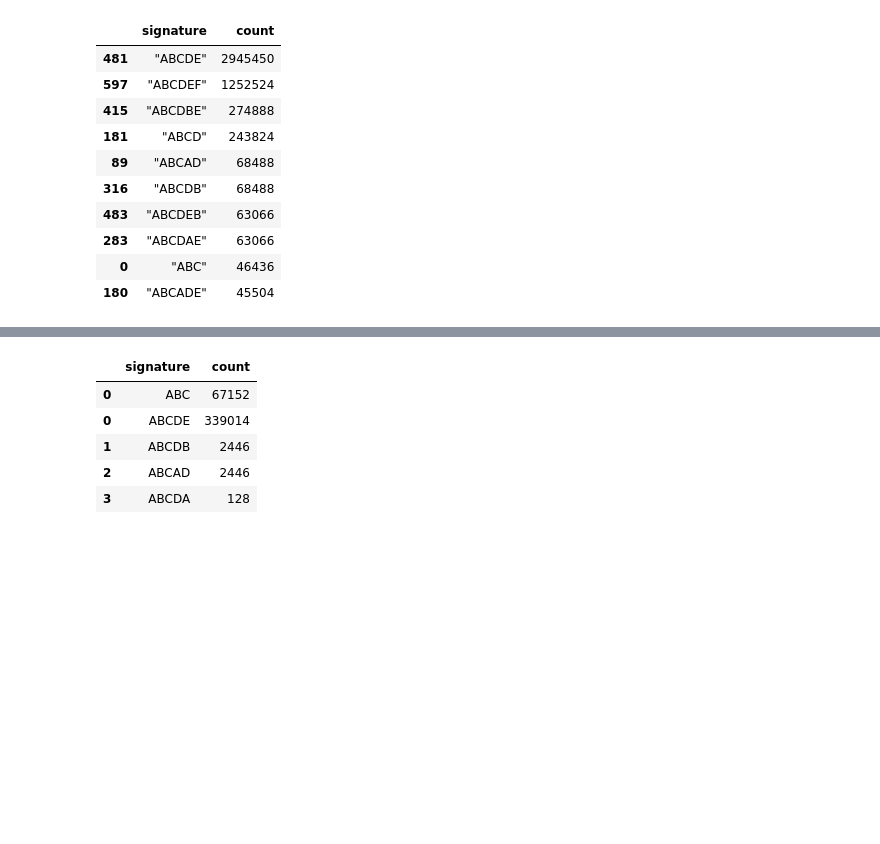
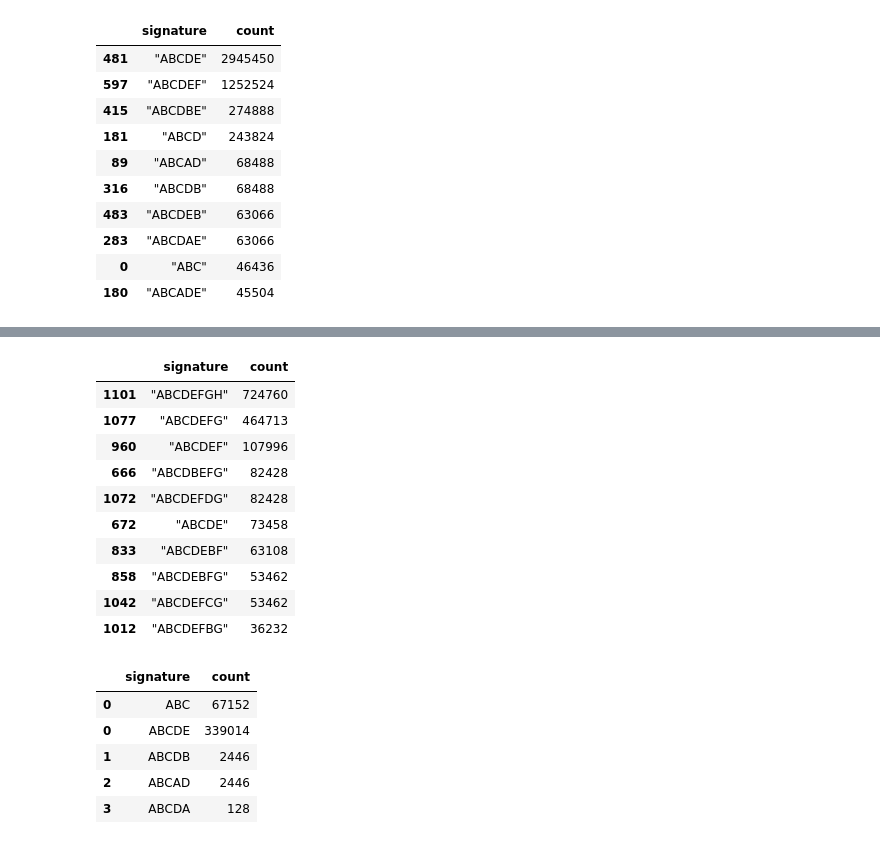
Before and after one commit to mohammadzainabbas/neo4j-pregel, a Jupyter notebook: results/result.ipynb, the cells around one changed output, grey strips where cells are left out. Saved outputs shown, nothing was run; the diff lists cells and outputs as text; code cells hidden in the pictures; blank space fills up the shorter version.

```diff
--- a/results/result.ipynb
+++ b/results/result.ipynb
@@ -84,3 +112,17 @@ df['mel'].head(10)
+# %%
+df['twitter'].head(10)
+# %% [output]
+|  | signature | count |
+| 1101 | "ABCDEFGH" | 724760 |
+| 1077 | "ABCDEFG" | 464713 |
+| 960 | "ABCDEF" | 107996 |
+| 666 | "ABCDBEFG" | 82428 |
+| 1072 | "ABCDEFDG" | 82428 |
+| 672 | "ABCDE" | 73458 |
+| 833 | "ABCDEBF" | 63108 |
+| 858 | "ABCDEBFG" | 53462 |
+| 1042 | "ABCDEFCG" | 53462 |
+| 1012 | "ABCDEFBG" | 36232 |
 # %%
 
 # read all csv files and merge them into one dataframe
```
Also changed, not shown: parts of 2 cells of this notebook.
